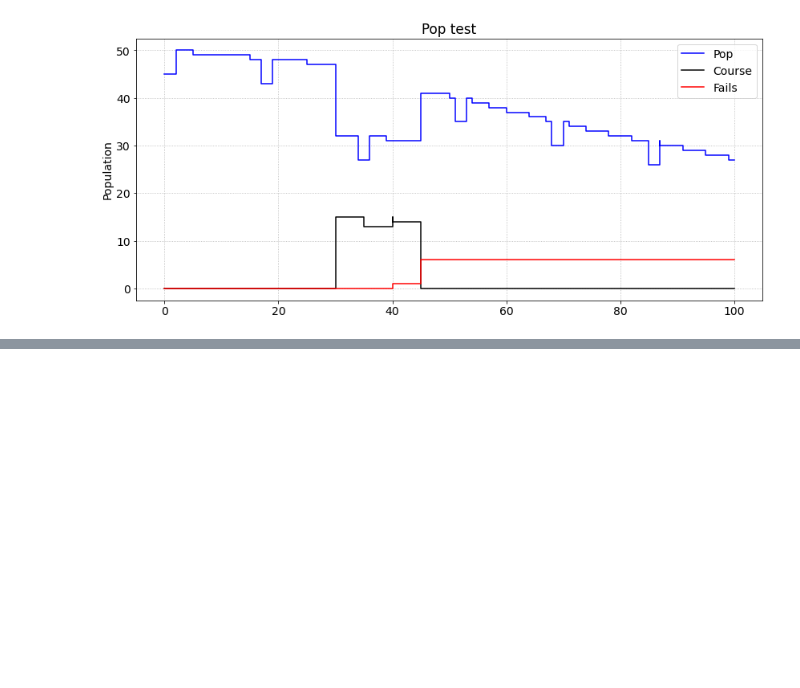
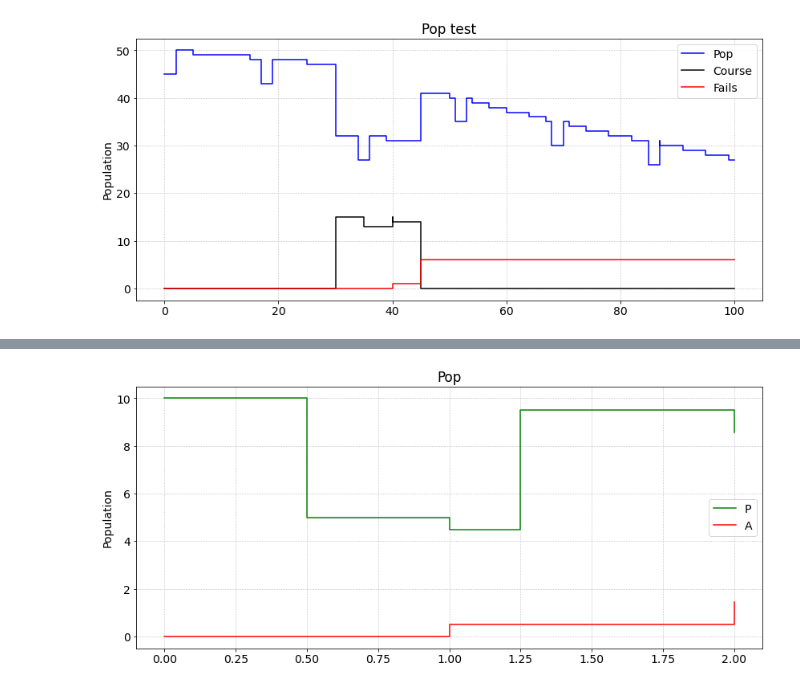
Before and after one commit to DND-DRDC-RDDC/OS_PyCoMod, a Jupyter notebook: test.ipynb, the cells around one changed output, grey strips where cells are left out. Saved outputs shown, nothing was run; the diff lists cells and outputs as text; code cells hidden in the pictures; blank space fills up the shorter version.

```diff
--- a/test.ipynb
+++ b/test.ipynb
@@ -272,0 +282,27 @@ plt.plot(mgr['My run'], 'N', color='orange', label='N', step=False)
+# %%
+class Micro(pcm.Model):
+    def build(self):
+        P = self.pool(10)
+        A = self.pool(0)
+
+        F = self.flow(lambda: 0.1*P, src=P, dest=A)
+
+        self.set_available(locals(), output=(P,A))
+
+        @self.process(time=0.5)
+        def pr():
+            n = 5
+            P.remove(n)
+            yield pcm.Delay(0.75)
+            P.add(n)
+
+m5 = Micro()
+# %%
+mgr = pcm.RunManager()
+mgr.run(m5, duration=2, label='My run')
+# %%
+plt = pcm.Plotter(title='Pop', ylabel='Population', fontsize=14)
+plt.plot(mgr['My run'], 'P', color='green', label='P', step=True)
+plt.plot(mgr['My run'], 'A', color='red', label='A', step=True)
+# %% [output]
+[figure, added]
```
Also changed, not shown: parts of 19 cells of this notebook, 2 other files.
